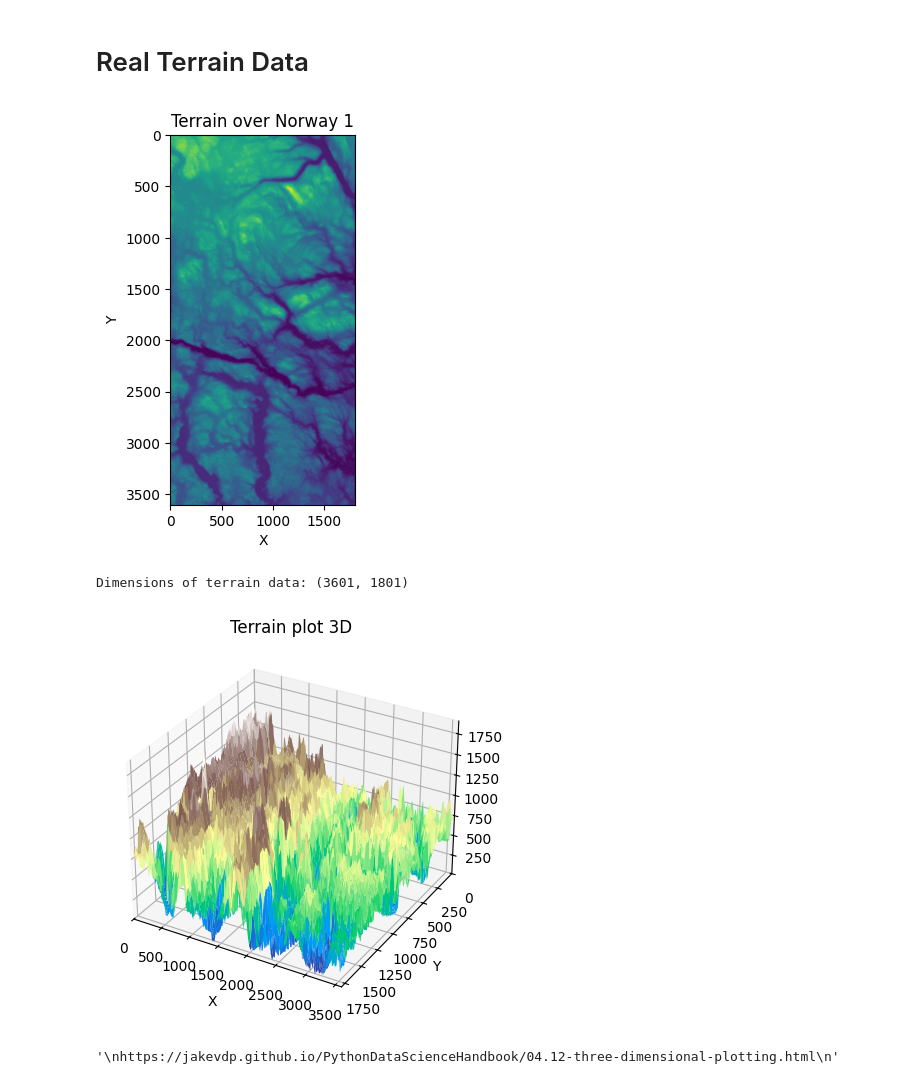
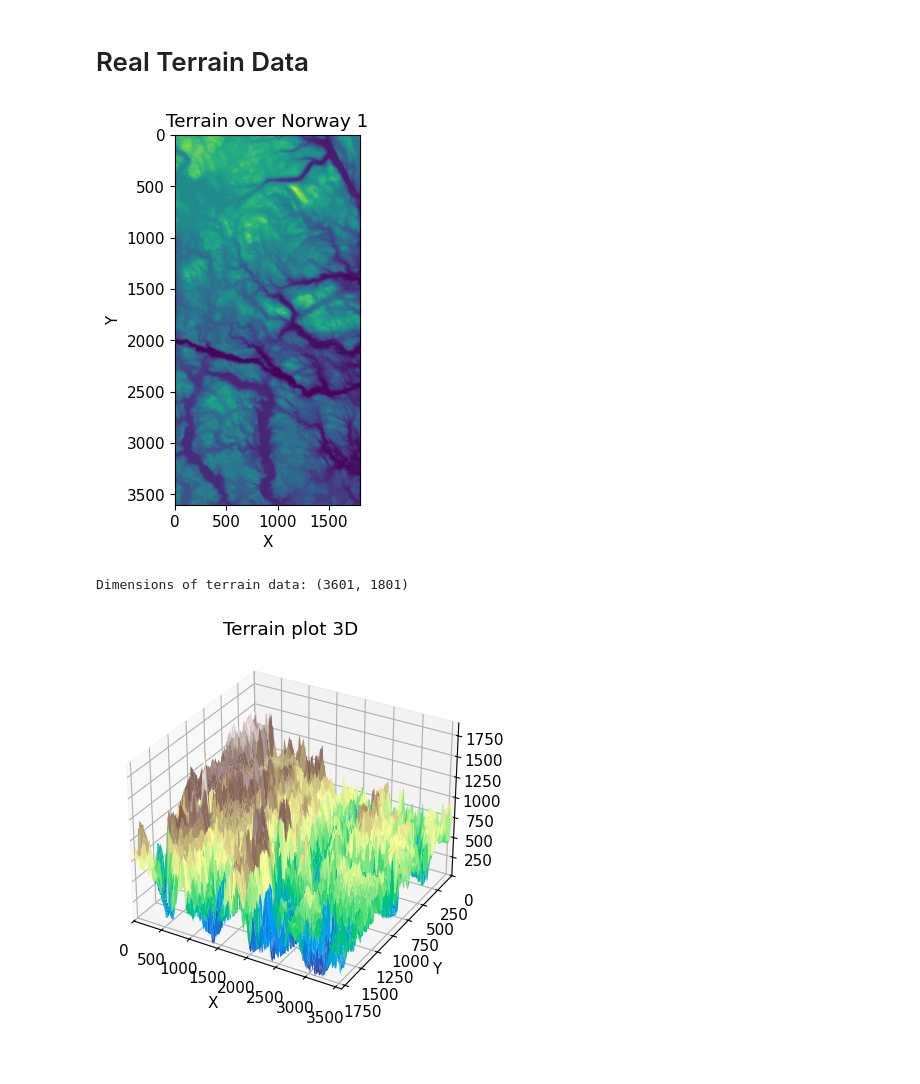
Before and after one commit to tiriltk/FYSSTK4155, a Jupyter notebook: Project1/terraincode.ipynb, the cells around one changed output. Drawn from its saved outputs; the diff is of its cells as text; code cells hidden in the pictures.

```diff
--- a/Project1/terraincode.ipynb
+++ b/Project1/terraincode.ipynb
@@ -3,28 +3,28 @@
 # %%
 import numpy as np
 from imageio import imread
 import matplotlib.pyplot as plt
 from mpl_toolkits.mplot3d import Axes3D
 from matplotlib import cm
 from sklearn.metrics import mean_squared_error, r2_score
 from sklearn.model_selection import train_test_split
 from sklearn.preprocessing import StandardScaler
 from sklearn.model_selection import KFold, cross_val_score, train_test_split
 from sklearn.linear_model import Ridge, Lasso
 
 np.random.seed(1042)
-
+plt.rcParams.update({'font.size': 11})
 # Load the terrain
 terrain1 = imread('SRTM_data_Norway_1.tif')
 # Show the terrain
 plt.figure()
 plt.title('Terrain over Norway 1')
 plt.imshow(terrain1, cmap='viridis')
 plt.xlabel('X')
 plt.ylabel('Y')
 plt.show()
 # %% [output]
-[figure, old version]
+[figure, new version]
 # %%
 print("Dimensions of terrain data:", terrain1.shape)
 
@@ -40,6 +40,8 @@ y = np.arange(1801)
 
 X, Y = np.meshgrid(x, y)
 
+plt.rcParams.update({'font.size': 11})
+
 ax.plot_surface(X, Y, terrain1.T, cmap='terrain')
 
 ax.set_xlim(0, 3601)
@@ -50,12 +52,7 @@ plt.xlabel('X')
 plt.ylabel('Y')
 plt.savefig("Terrain_plot_3D.png")
 plt.show()
-
-"""
-https://jakevdp.github.io/PythonDataScienceHandbook/04.12-three-dimensional-plotting.html
-"""
 # %% [output]
 Dimensions of terrain data: (3601, 1801)
-[figure, old version]
+[figure, new version]
-'\nhttps://jakevdp.github.io/PythonDataScienceHandbook/04.12-three-dimensional-plotting.html\n'
 # %%
```
Also changed, not shown: parts of 6 cells of this notebook, 2 other files.
